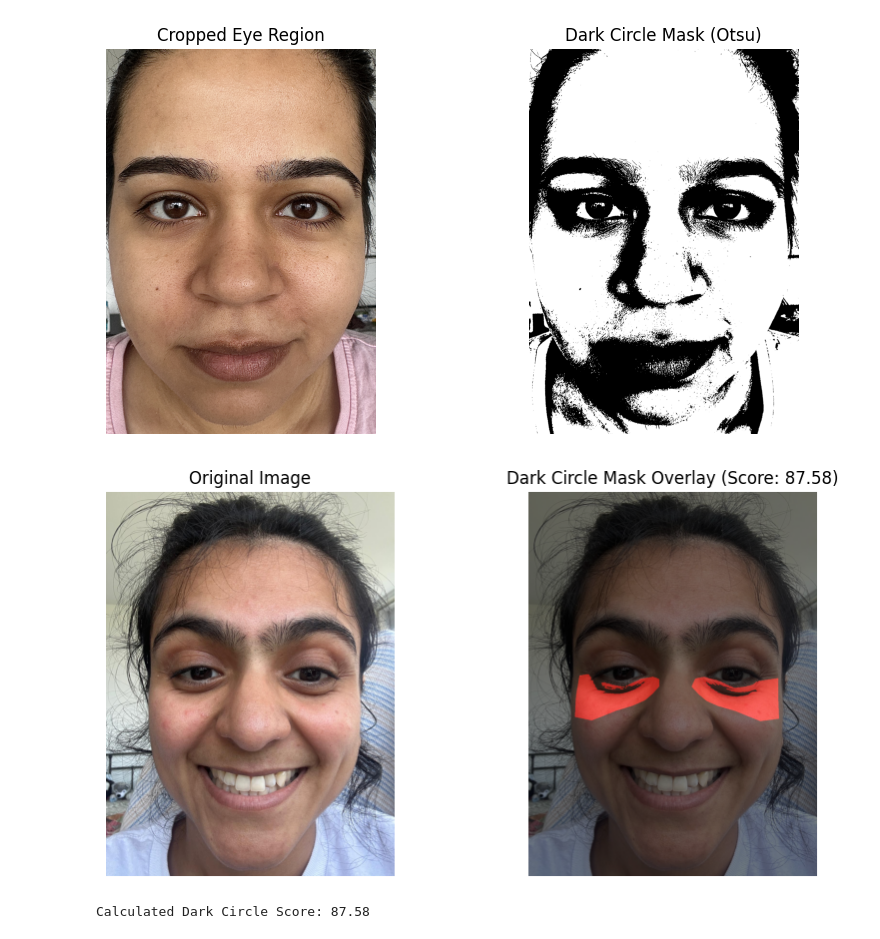
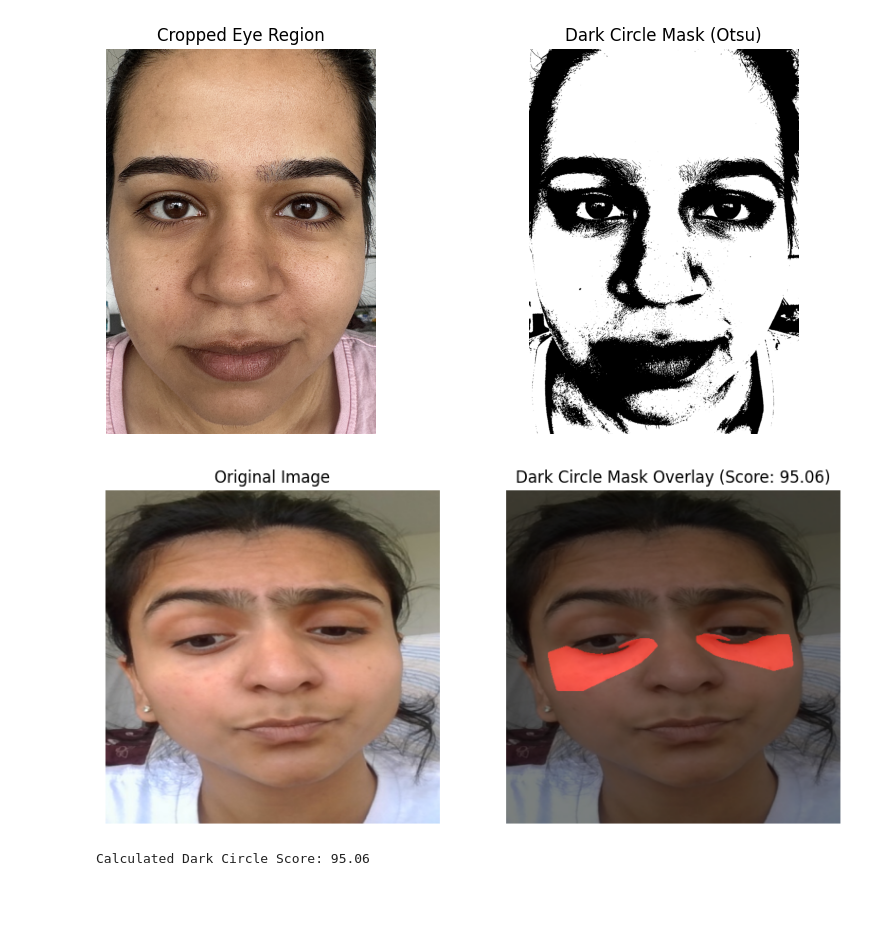
Before and after one commit to Simoni2412/Dark_Circles_Detection, a Jupyter notebook: DarkCircles.ipynb, the cells around one changed output. Drawn from its saved outputs; the diff is of its cells as text; code cells hidden in the pictures; blank space fills up the shorter version.

```diff
--- a/DarkCircles.ipynb
+++ b/DarkCircles.ipynb
@@ -398,7 +380,7 @@ def detect_dark_circles_otsu(image_path):
 
 # --- Example Usage ---
 #Assuming you have a sample image path
-sample_image_for_dark_circles = "/content/test.jpg" # Replace with a real path
+sample_image_for_dark_circles = "/content/captured_face_3841.jpg" # Replace with a real path
 #sample_image_for_dark_circles = "/content/darkcircle.jpeg"
 original_img, dark_circle_mask, score, dark_pixels_mask1 = detect_dark_circles_otsu(sample_image_for_dark_circles)
 
@@ -407,35 +389,35 @@ if original_img is not None and dark_circle_mask is not None:
     plt.figure(figsize=(10, 5))
 
     # Display the original image
     plt.subplot(1, 2, 1)
     # OpenCV reads as BGR, Matplotlib expects RGB. Convert back for display.
     plt.imshow(cv2.cvtColor(original_img, cv2.COLOR_BGR2RGB))
     plt.title('Original Image')
     plt.axis('off')
 
     # Display the dark circle mask overlaid on the original image
     plt.subplot(1, 2, 2)
     # Create a color overlay for the mask (e.g., red)
     overlay = np.zeros_like(original_img, dtype=np.uint8)
     # Set the color (BGR format for OpenCV) for the mask pixels
     overlay[dark_circle_mask > 0] = [0, 0, 255] # Red color where mask is non-zero
 
     # Blend the overlay with the original image
     alpha = 0.5 # Transparency factor
     overlaid_image = cv2.addWeighted(original_img, 1 - alpha, overlay, alpha, 0)
 
     plt.imshow(cv2.cvtColor(overlaid_image, cv2.COLOR_BGR2RGB))
     plt.title(f'Dark Circle Mask Overlay (Score: {score:.2f})')
     plt.axis('off')
 
     plt.show()
     print(f"Calculated Dark Circle Score: {score:.2f}")
 
 else:
     print("Could not process the image for dark circle detection.")
 # %% [output]
-[figure, old version]
+[figure, new version]
-Calculated Dark Circle Score: 87.58
+Calculated Dark Circle Score: 95.06
 # %%
 
 # Assume original_img, combined_dark_circle_mask_full_size, total_eye_region_mask are already defined
```
Also changed, not shown: parts of 3 cells of this notebook.
